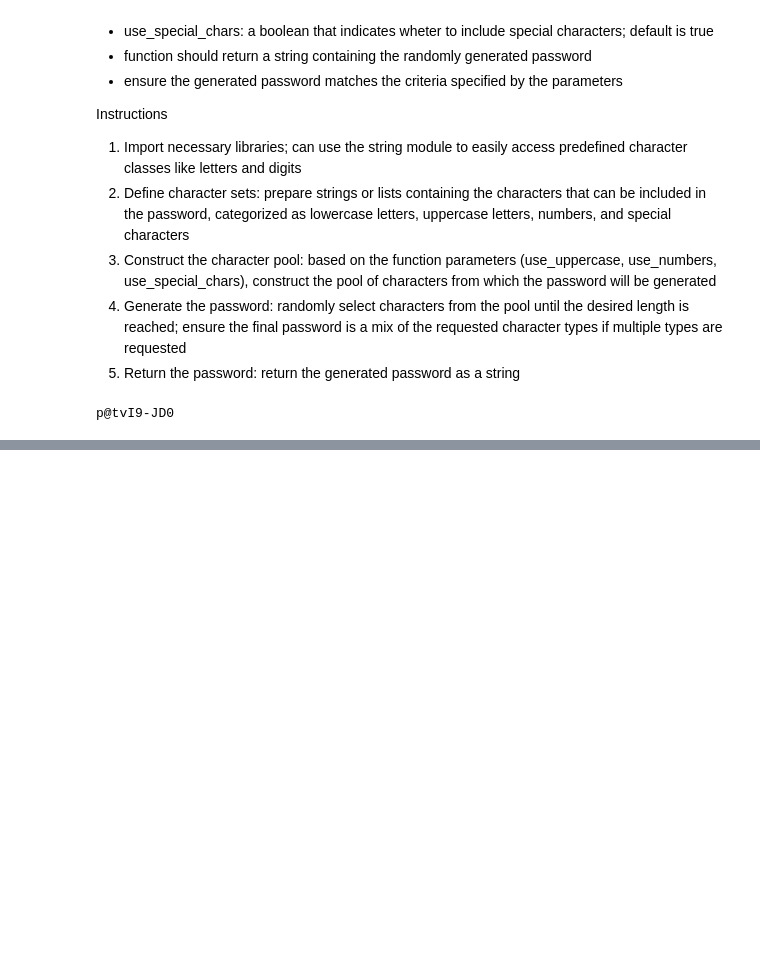
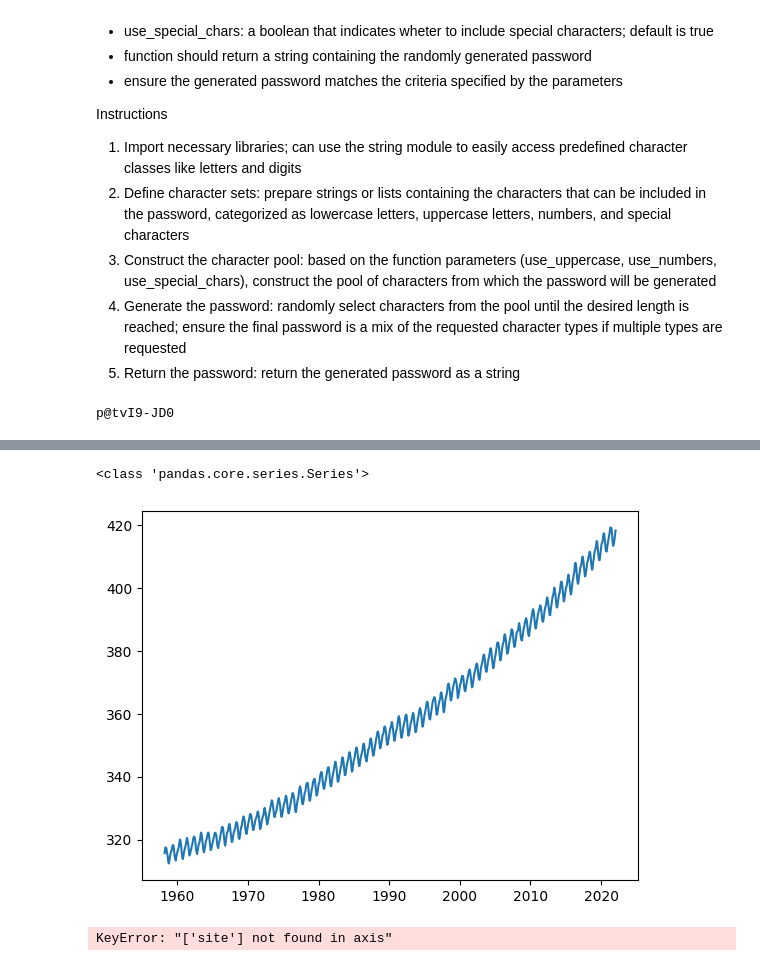
Before and after one commit to jayasuneja/FWE458_Spring25, a Jupyter notebook: FWE458_LectureNotes.ipynb, the cells around one changed output, grey strips where cells are left out. Drawn from its saved outputs; the diff is of its cells as text; code cells hidden in the pictures; blank space fills up the shorter version.

```diff
--- a/FWE458_LectureNotes.ipynb
+++ b/FWE458_LectureNotes.ipynb
@@ -733,0 +1007,17 @@ p@tvI9-JD0
+# %%
+import pandas
+fname  = filedir + "MaunaLoaCO2_monthly_sitename.csv"
+DF = pandas.read_csv(fname)
+DF
+
+print(DF.iloc[0,0]) # finds in the data set the number at this point
+print(DF.iloc[4,5])
+
+df1 = DF.set_index("Year")
+df1.loc[1958]
+
+# select specific columns
+DF.loc[DF["Year"]==1958, ["Monthly_average","site"]]
+
+# Check for missing values in each column
+DF.isnull().sum()
@@ -733,0 +1037,5 @@ p@tvI9-JD0
+# %%
+# If necessary, fill missing values using forward fill method
+# This propagates the last valid observation forward to fill gaps
+DF.fillna(method='ffill', inplace=True)
+DF
@@ -733,0 +1056,5 @@ p@tvI9-JD0
+# %%
+import numpy
+DF.loc[2,'Year'] = numpy.nan
+DF
+DF.isnull().sum()
@@ -733,0 +1072,5 @@ p@tvI9-JD0
+# %%
+DF[["Year"]] = pandas.NA
+# Replace invalid values (-9.99) with NaN to mark them as missing
+DF.replace(pandas.NA, 9999, inplace=True)
+DF
@@ -733,0 +1091,32 @@ p@tvI9-JD0
+# %%
+import matplotlib.pyplot as plt
+plt.plot(DF[["Decimal_date"]],DF[["Monthly_average"]])
+
+# or plt.plot(DF.Decimal_date, DF.Monthly_average)
+print(type(DF["Decimal_date"])) # this data is a series
+# %% [output]
+<class 'pandas.core.series.Series'>
+[figure, added]
+# %%
+DF
+# Drop an unnecessary column ('site') from the dataset
+DF.drop(columns=['site'],inplace=True)
+
+# Drop rows with any missing values to ensure data consistency
+DF.dropna(inplace=True)
+
+# Rename 'Monthly_average' to a more readable 'CO2_Avg'
+DF.rename(columns={'Monthly_average': 'CO2_Avg'}, inplace=True)
+
+# Reorder columns for better readability
+DF = DF[['Year', 'Month', 'Decimal_date', 'CO2_Avg', 'deseasonalized', 'numofdays', 'stdofdays']]
+
+# Create a new column 'Date' by combining 'Year' and 'Month'
+DF['Date'] = pandas.to_datetime(DF[['Year', 'Month']].assign(day=1))
+
+# Set 'Date' as the index for better time-series analysis
+DF.set_index('Date', inplace=True)
+
+DF
+# %% [output]
+KeyError: "['site'] not found in axis"
```
Also changed, not shown: parts of 25 cells of this notebook.
